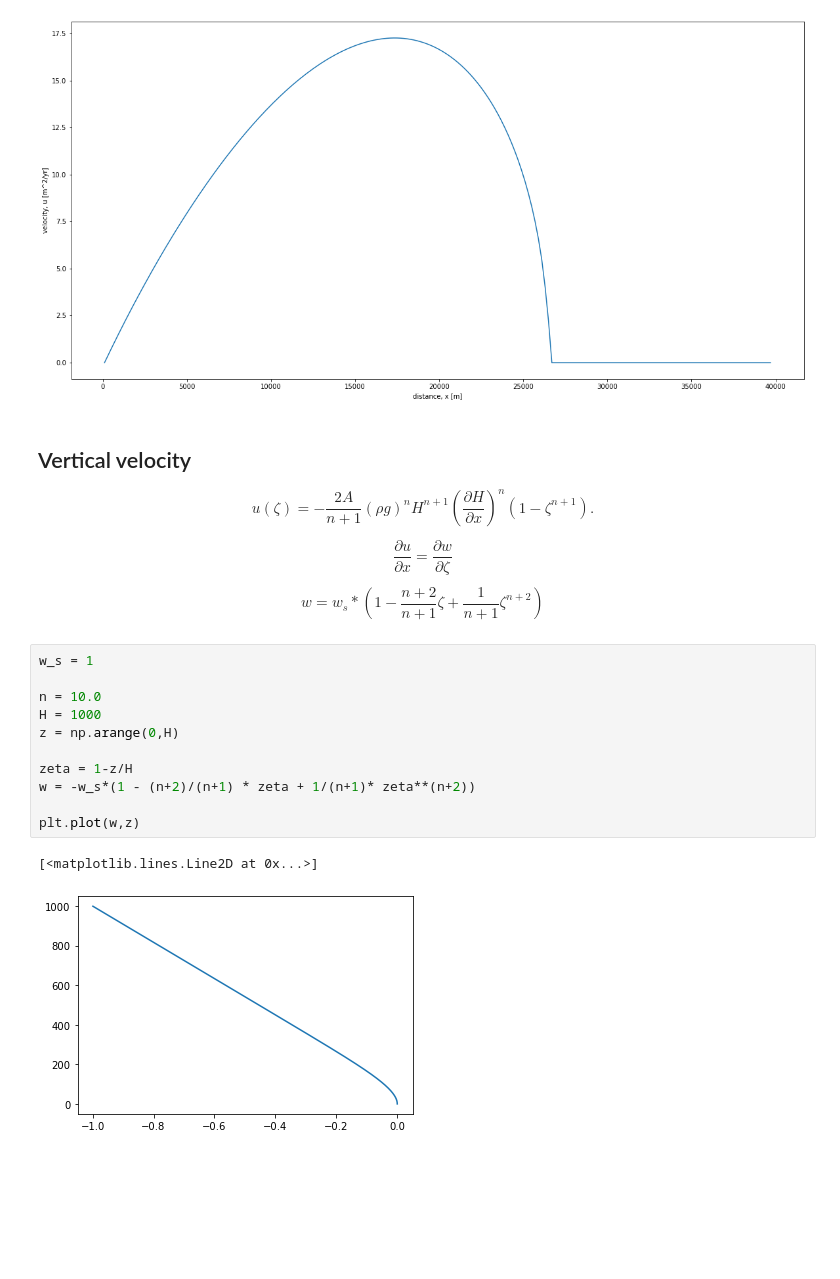
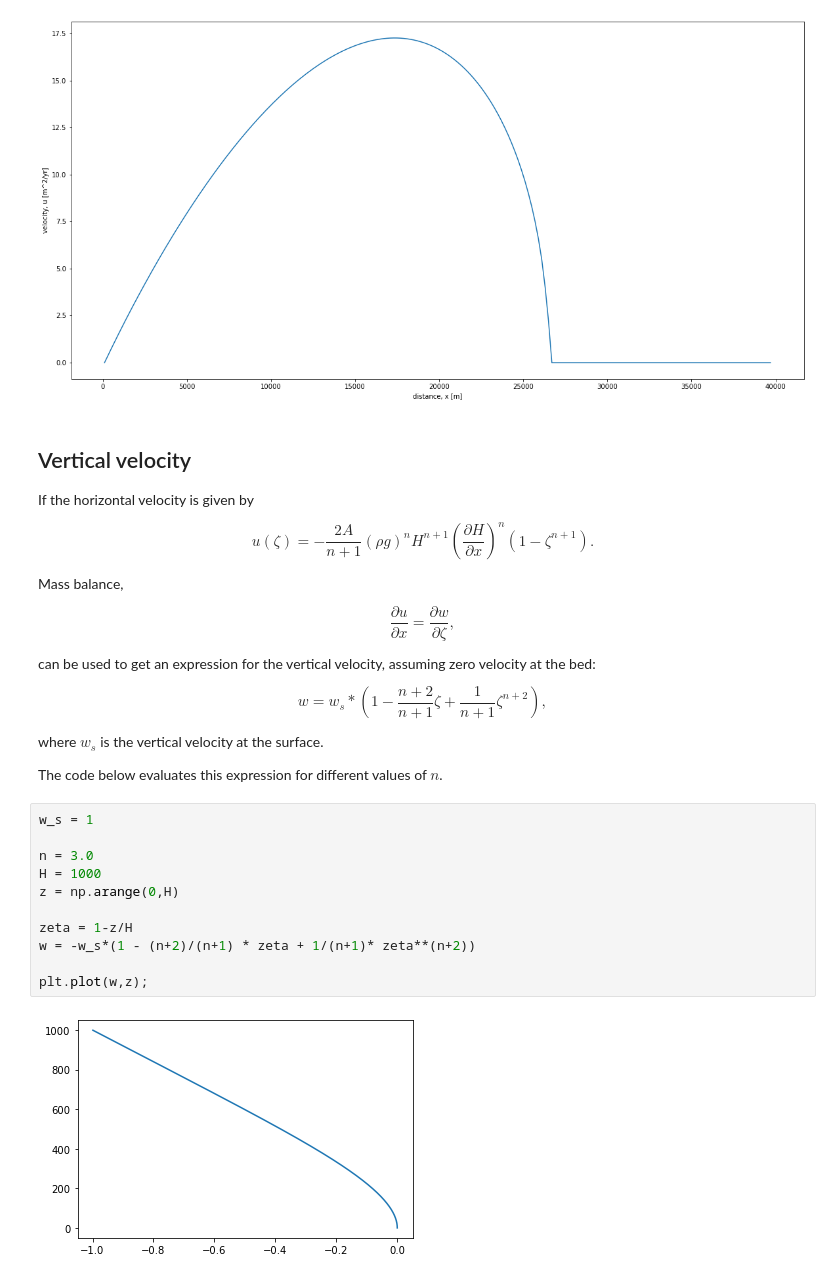
Before and after one commit to ldeo-glaciology/ice-sheet-seminar-2022, a Jupyter notebook: notes/week-10-notes.ipynb, the cells around one changed output. Drawn from its saved outputs; the diff is of its cells as text; blank space fills up the shorter version.

```diff
--- a/notes/week-10-notes.ipynb
+++ b/notes/week-10-notes.ipynb
@@ -188,30 +245,39 @@ plt.show()
 [figure]
 # %% [markdown]
 ## Vertical velocity
+
+If the horizontal velocity is given by
 
 $$
 u(\zeta)=  -\frac{2A}{n+1} \left(\rho g  \right)^n  H^{n+1}  \left(\frac{\partial H}{\partial x}\right)^n \left( 1- \zeta^{n+1} \right).
 $$
 
-$$
-\frac{\partial u}{\partial x} = \frac{\partial w}{\partial \zeta}
-$$
+Mass balance,
 
 
 $$
-w = w_s*\left(1 - \frac{n+2}{n+1}  \zeta + \frac{1}{n+1} \zeta^{n+2}\right)
+\frac{\partial u}{\partial x} = \frac{\partial w}{\partial \zeta},
 $$
+
+can be used to get an expression for the vertical velocity, assuming zero velocity at the bed:
+
+$$
+w = w_s*\left(1 - \frac{n+2}{n+1}  \zeta + \frac{1}{n+1} \zeta^{n+2}\right),
+$$
+
+where $w_s$ is the vertical velocity at the surface.
+
+The code below evaluates this expression for different values of $n$.
 # %%
 w_s = 1
 
-n = 10.0
+n = 3.0
 H = 1000
 z = np.arange(0,H)
 
 zeta = 1-z/H
 w = -w_s*(1 - (n+2)/(n+1) * zeta + 1/(n+1)* zeta**(n+2))
 
-plt.plot(w,z)
+plt.plot(w,z);
 # %% [output]
-[<matplotlib.lines.Line2D at 0x...>]
-[figure, old version]
+[figure, new version]
```
Also changed, not shown: parts of 12 cells of this notebook.
